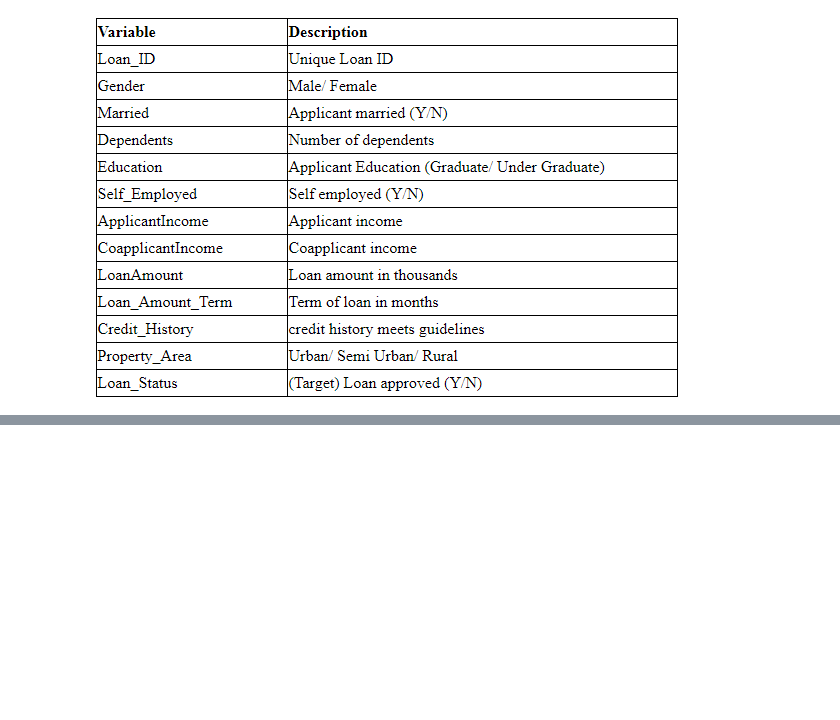
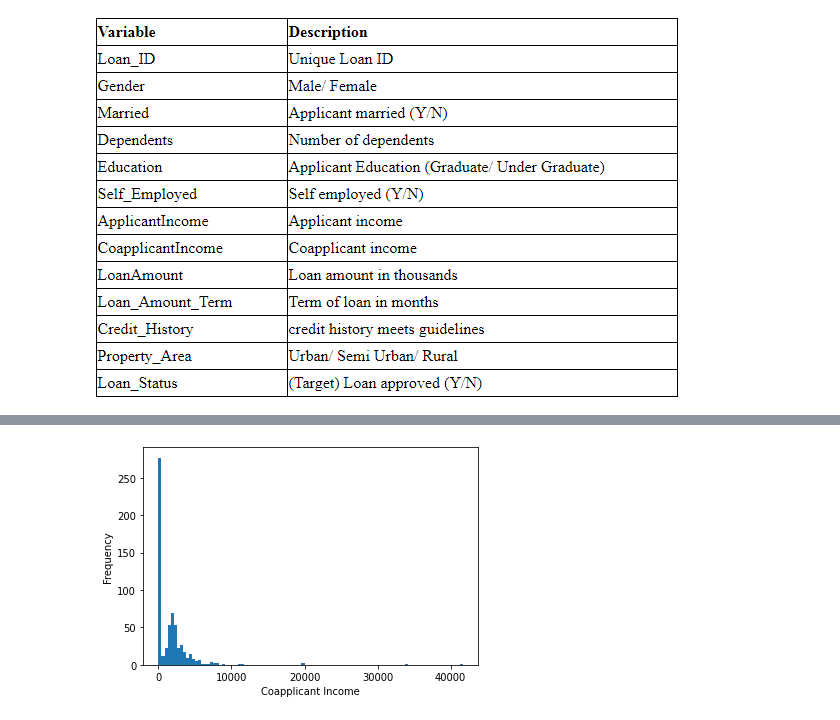
Before and after one commit to Frank-Howd/DS-Unit-2-Applied-Modeling, a Jupyter notebook: module4-model-interpretation/Final Unit-2 Project .ipynb, the cells around one changed output, grey strips where cells are left out. Saved outputs shown, nothing was run; the diff lists cells and outputs as text; code cells hidden in the pictures; blank space fills up the shorter version.

```diff
--- a/module4-model-interpretation/Final Unit-2 Project .ipynb
+++ b/module4-model-interpretation/Final Unit-2 Project .ipynb
@@ -53,0 +236,13 @@ train.head()
+# %%
+# Coapplicant Income
+
+train['CoapplicantIncome'].plot(kind='hist', bins=100)
+
+plt.xlabel('Coapplicant Income')
+plt.ylabel('Frequency')
+plt.show();
+
+# Appears to have potential outliers on the high end of income.
+# Zero income is not out-of-the-ordinary; there are many single income households.
+# %% [output]
+[figure, added]
```
Also changed, not shown: parts of 41 cells of this notebook, 1 other file.
